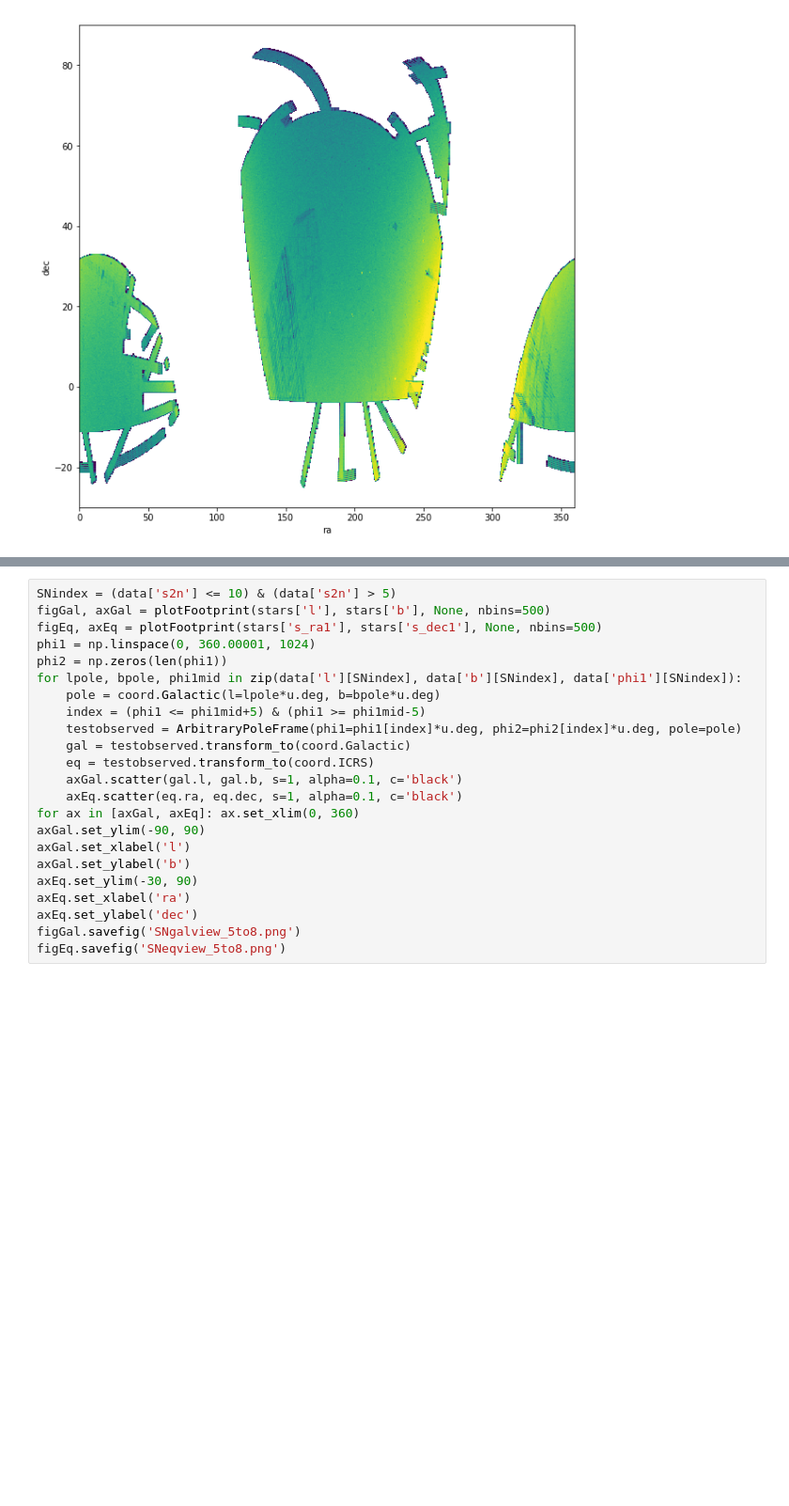
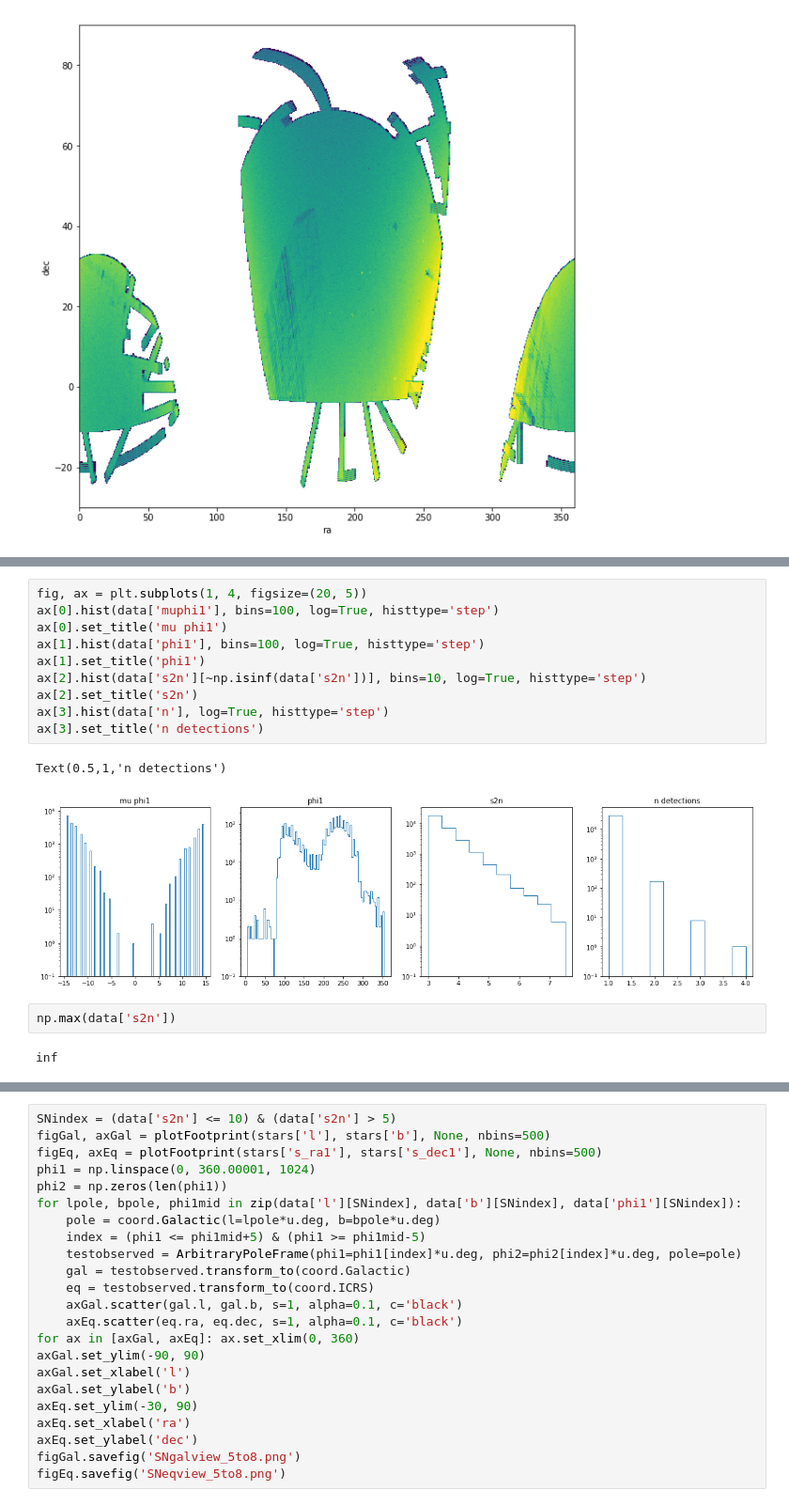
Before and after one commit to andersdot/modelMWkinematics, a Jupyter notebook: Visualize Streams.ipynb, the cells around one changed output, grey strips where cells are left out. Shown at 94% size. Drawn from its saved outputs; the diff is of its cells as text; blank space fills up the shorter version.

```diff
--- a/Visualize Streams.ipynb
+++ b/Visualize Streams.ipynb
@@ -174,0 +183,17 @@ for distance in distances:
+# %%
+fig, ax = plt.subplots(1, 4, figsize=(20, 5))
+ax[0].hist(data['muphi1'], bins=100, log=True, histtype='step')
+ax[0].set_title('mu phi1')
+ax[1].hist(data['phi1'], bins=100, log=True, histtype='step')
+ax[1].set_title('phi1')
+ax[2].hist(data['s2n'][~np.isinf(data['s2n'])], bins=10, log=True, histtype='step')
+ax[2].set_title('s2n')
+ax[3].hist(data['n'], log=True, histtype='step')
+ax[3].set_title('n detections')
+# %% [output]
+Text(0.5,1,'n detections')
+[figure, added]
+# %%
+np.max(data['s2n'])
+# %% [output]
+inf
```
Also changed, not shown: parts of 16 cells of this notebook, 7 other files.
